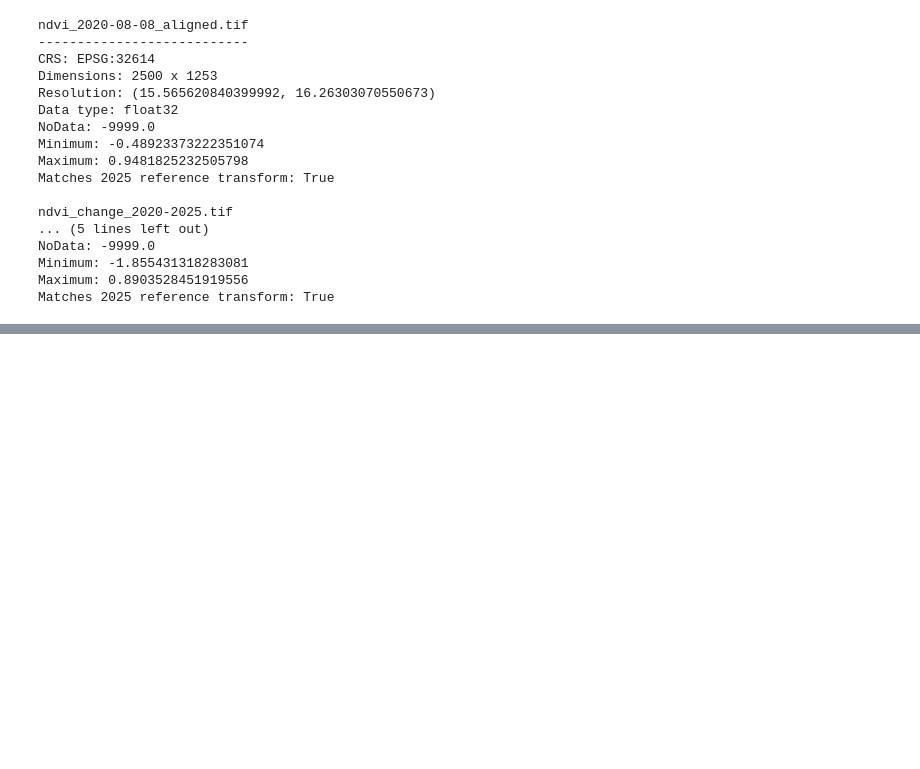
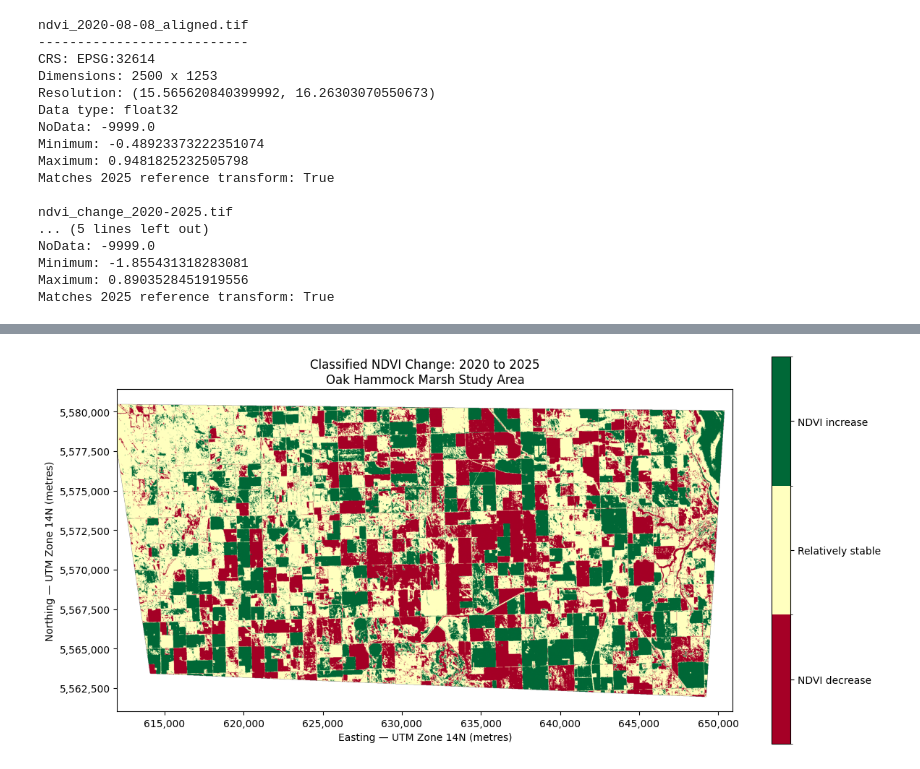
Before and after one commit to DiazHumberto/wetland-change-manitoba, a Jupyter notebook: notebooks/02_change_detection.ipynb, the cells around one changed output, grey strips where cells are left out. Drawn from its saved outputs; the diff is of its cells as text; code cells hidden in the pictures; blank space fills up the shorter version.

```diff
--- a/notebooks/02_change_detection.ipynb
+++ b/notebooks/02_change_detection.ipynb
@@ -716,0 +1160,82 @@ Matches 2025 reference transform: True
+# %%
+from matplotlib.colors import BoundaryNorm
+
+class_cmap = plt.get_cmap(
+    "RdYlGn",
+    3,
+)
+
+class_norm = BoundaryNorm(
+    boundaries=[0.5, 1.5, 2.5, 3.5],
+    ncolors=class_cmap.N,
+)
+
+fig, ax = plt.subplots(
+    figsize=(12, 7)
+)
+
+classified_image = ax.imshow(
+    change_classes_masked,
+    cmap=class_cmap,
+    norm=class_norm,
+    extent=map_extent,
+    origin="upper",
+)
+
+ax.set_title(
+    "Classified NDVI Change: 2020 to 2025\n"
+    "Oak Hammock Marsh Study Area"
+)
+
+ax.set_xlabel(
+    "Easting — UTM Zone 14N (metres)"
+)
+
+ax.set_ylabel(
+    "Northing — UTM Zone 14N (metres)"
+)
+
+ax.xaxis.set_major_formatter(
+    coordinate_formatter
+)
+
+ax.yaxis.set_major_formatter(
+    coordinate_formatter
+)
+
+ax.set_aspect("equal")
+
+colorbar = fig.colorbar(
+    classified_image,
+    ax=ax,
+    ticks=[1, 2, 3],
+    shrink=0.8,
+)
+
+colorbar.ax.set_yticklabels(
+    [
+        "NDVI decrease",
+        "Relatively stable",
+        "NDVI increase",
+    ]
+)
+
+plt.tight_layout()
+
+classified_figure_path = (
+    figures_directory
+    / "ndvi_change_classes_2020_2025.png"
+)
+
+fig.savefig(
+    classified_figure_path,
+    dpi=300,
+    bbox_inches="tight",
+)
+
+plt.show()
+
+print("Classified figure saved to:")
+print(classified_figure_path)
+# %% [output]
+[figure, added]
```
Also changed, not shown: parts of 22 cells of this notebook, 6 other files.
